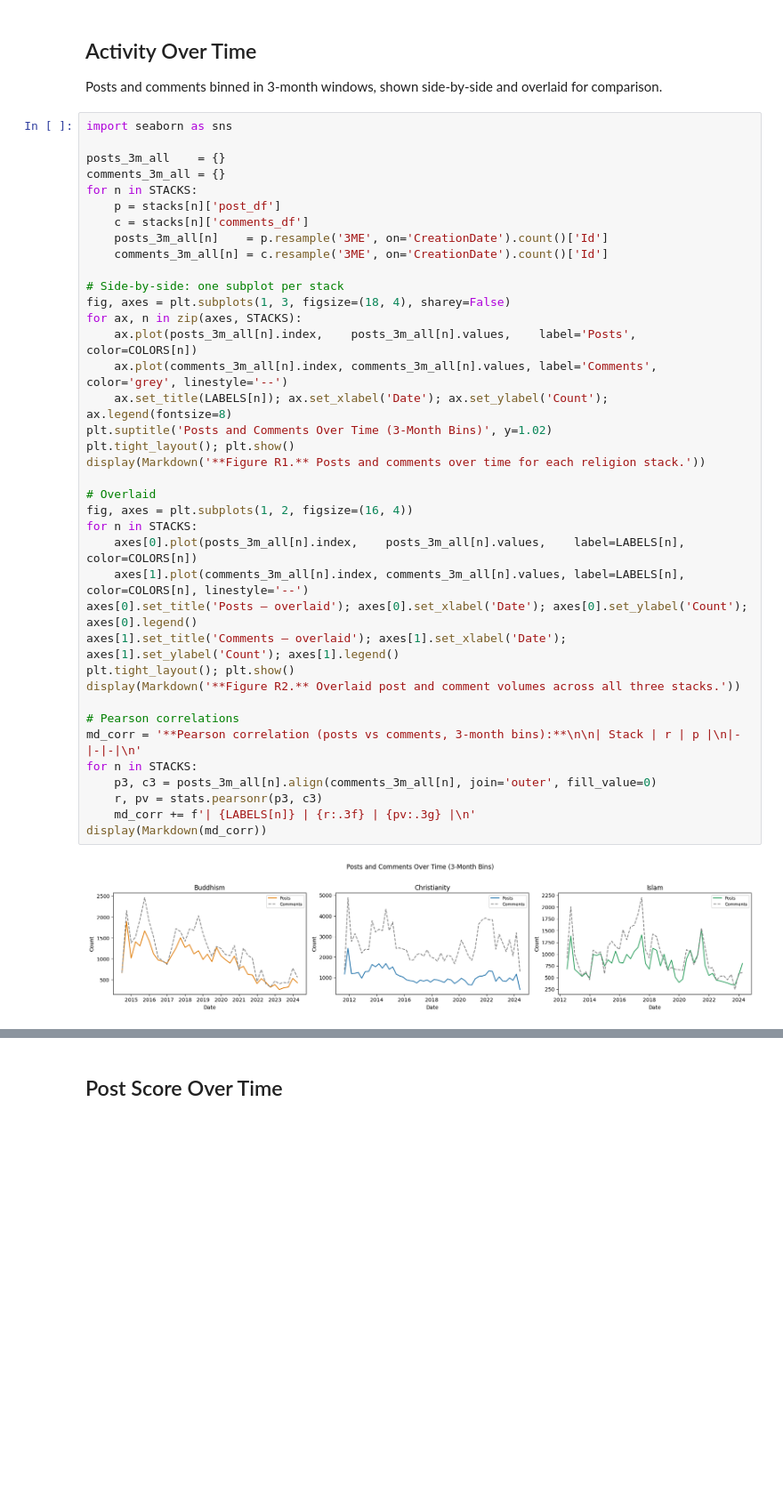
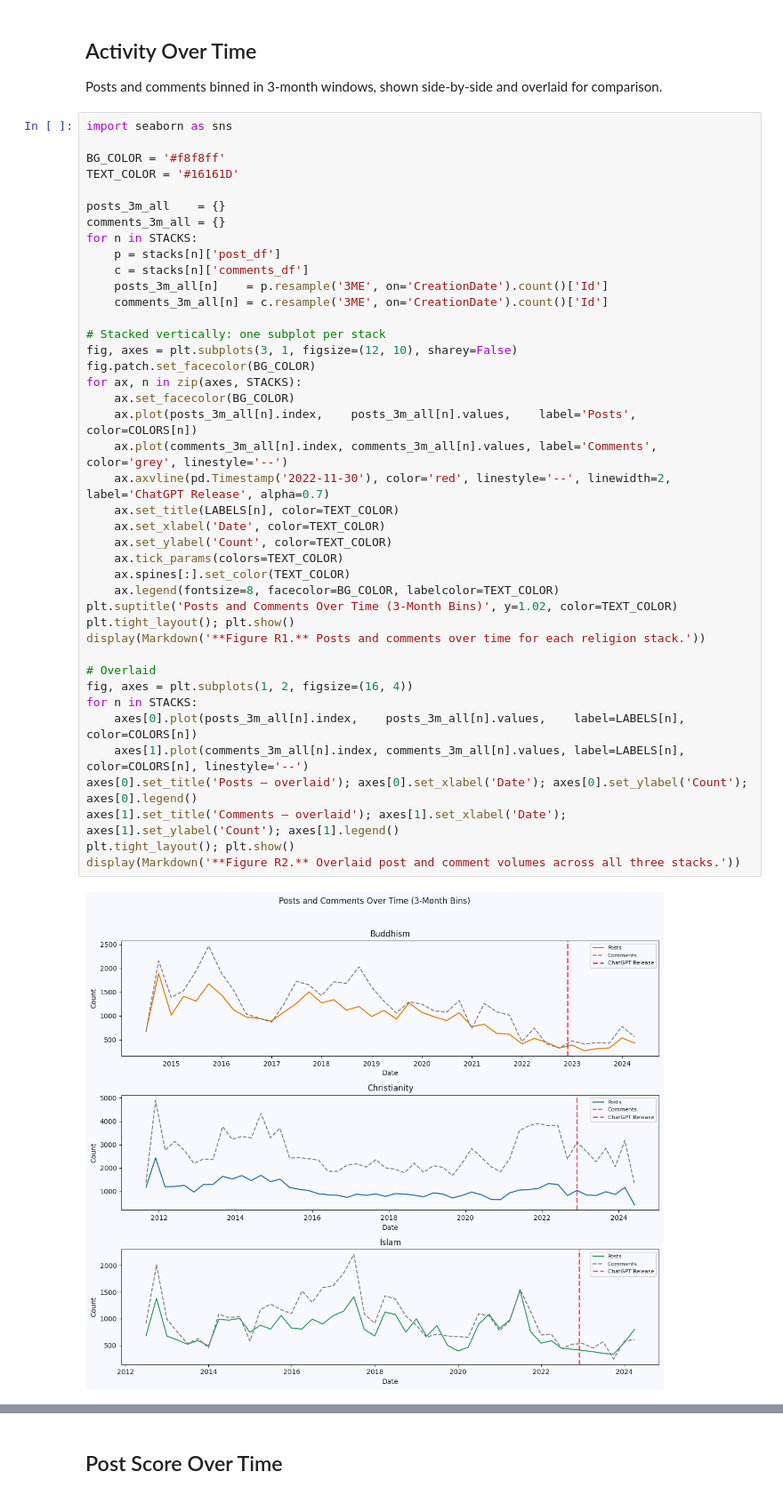
Before and after one commit to jiayanlin233/formative, a Jupyter notebook: formative2_religion.ipynb, the cells around one changed output, grey strips where cells are left out. Shown at 89% size. Cells and saved outputs as stored; diff of their text form; blank space fills up the shorter version.

```diff
--- a/formative2_religion.ipynb
+++ b/formative2_religion.ipynb
@@ -523,44 +510,47 @@ Of the 10860 total users, 7496 only posted, 386 only commented, and 2978 did bot
 Posts and comments binned in 3-month windows, shown side-by-side and overlaid for comparison.
 # %%
 import seaborn as sns
+
+BG_COLOR = '#f8f8ff'
+TEXT_COLOR = '#16161D'
 
 posts_3m_all    = {}
 comments_3m_all = {}
 for n in STACKS:
     p = stacks[n]['post_df']
     c = stacks[n]['comments_df']
     posts_3m_all[n]    = p.resample('3ME', on='CreationDate').count()['Id']
     comments_3m_all[n] = c.resample('3ME', on='CreationDate').count()['Id']
 
-# Side-by-side: one subplot per stack
-fig, axes = plt.subplots(1, 3, figsize=(18, 4), sharey=False)
+# Stacked vertically: one subplot per stack
+fig, axes = plt.subplots(3, 1, figsize=(12, 10), sharey=False)
+fig.patch.set_facecolor(BG_COLOR)
 for ax, n in zip(axes, STACKS):
+    ax.set_facecolor(BG_COLOR)
     ax.plot(posts_3m_all[n].index,    posts_3m_all[n].values,    label='Posts',    color=COLORS[n])
     ax.plot(comments_3m_all[n].index, comments_3m_all[n].values, label='Comments', color='grey', linestyle='--')
-    ax.set_title(LABELS[n]); ax.set_xlabel('Date'); ax.set_ylabel('Count'); ax.legend(fontsize=8)
-plt.suptitle('Posts and Comments Over Time (3-Month Bins)', y=1.02)
+    ax.axvline(pd.Timestamp('2022-11-30'), color='red', linestyle='--', linewidth=2, label='ChatGPT Release', alpha=0.7)
+    ax.set_title(LABELS[n], color=TEXT_COLOR)
+    ax.set_xlabel('Date', color=TEXT_COLOR)
+    ax.set_ylabel('Count', color=TEXT_COLOR)
+    ax.tick_params(colors=TEXT_COLOR)
+    ax.spines[:].set_color(TEXT_COLOR)
+    ax.legend(fontsize=8, facecolor=BG_COLOR, labelcolor=TEXT_COLOR)
+plt.suptitle('Posts and Comments Over Time (3-Month Bins)', y=1.02, color=TEXT_COLOR)
 plt.tight_layout(); plt.show()
 display(Markdown('**Figure R1.** Posts and comments over time for each religion stack.'))
 
 # Overlaid
 fig, axes = plt.subplots(1, 2, figsize=(16, 4))
 for n in STACKS:
     axes[0].plot(posts_3m_all[n].index,    posts_3m_all[n].values,    label=LABELS[n], color=COLORS[n])
     axes[1].plot(comments_3m_all[n].index, comments_3m_all[n].values, label=LABELS[n], color=COLORS[n], linestyle='--')
 axes[0].set_title('Posts — overlaid'); axes[0].set_xlabel('Date'); axes[0].set_ylabel('Count'); axes[0].legend()
 axes[1].set_title('Comments — overlaid'); axes[1].set_xlabel('Date'); axes[1].set_ylabel('Count'); axes[1].legend()
 plt.tight_layout(); plt.show()
 display(Markdown('**Figure R2.** Overlaid post and comment volumes across all three stacks.'))
-
-# Pearson correlations
-md_corr = '**Pearson correlation (posts vs comments, 3-month bins):**\n\n| Stack | r | p |\n|-|-|-|\n'
-for n in STACKS:
-    p3, c3 = posts_3m_all[n].align(comments_3m_all[n], join='outer', fill_value=0)
-    r, pv = stats.pearsonr(p3, c3)
-    md_corr += f'| {LABELS[n]} | {r:.3f} | {pv:.3g} |\n'
-display(Markdown(md_corr))
 # %% [output]
-[figure, old version]
+[figure, new version]
 **Figure R1.** Posts and comments over time for each religion stack.
 [figure]
 **Figure R2.** Overlaid post and comment volumes across all three stacks.
```
Also changed, not shown: parts of 10 cells of this notebook.
